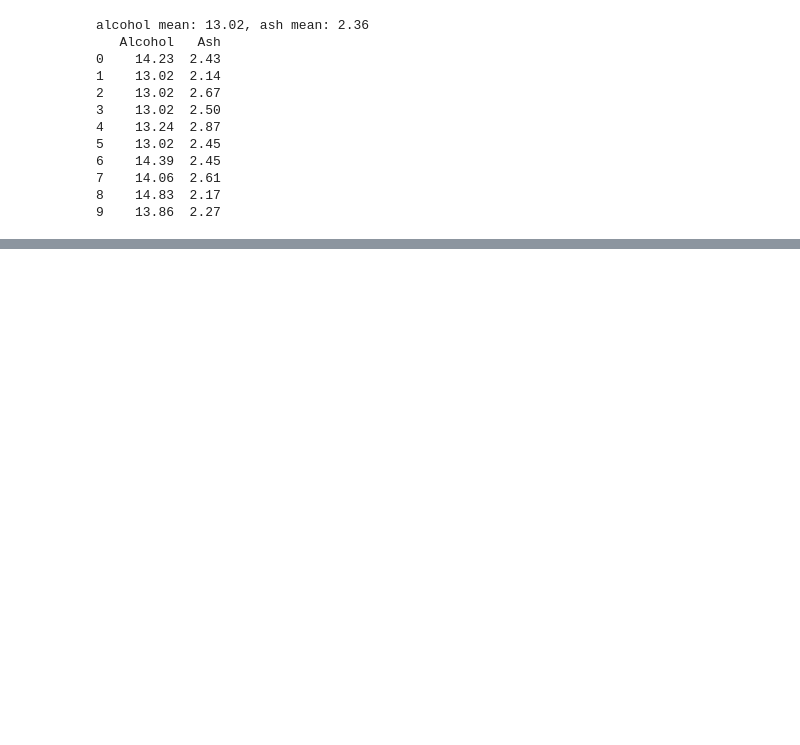
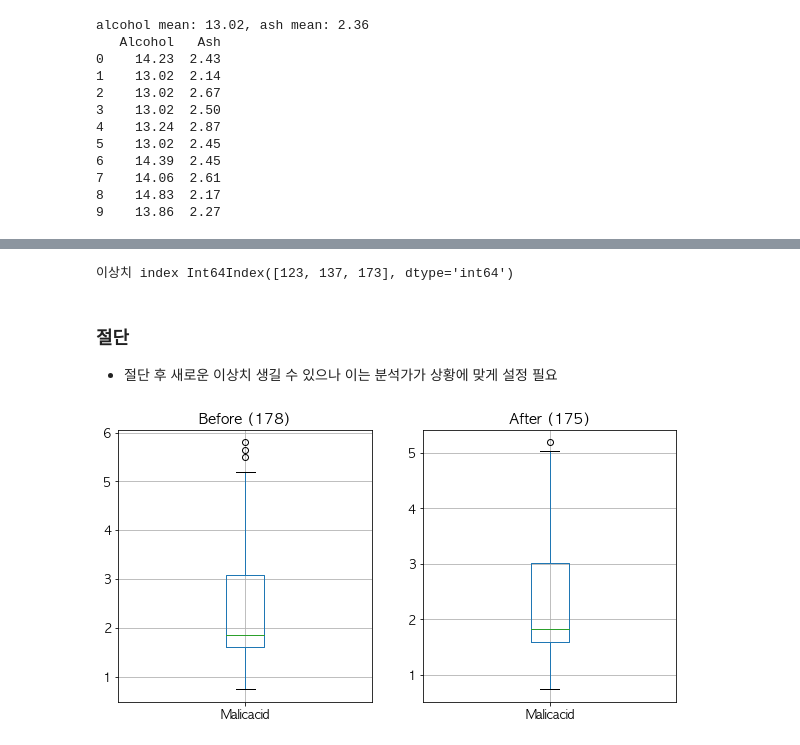
Before and after one commit to klee30810/ADP-study, a Jupyter notebook: stats/codebook/Chap 02. Preprocessing.ipynb, the cells around one changed output, grey strips where cells are left out. Saved outputs shown, nothing was run; the diff lists cells and outputs as text; code cells hidden in the pictures; blank space fills up the shorter version.

```diff
--- a/stats/codebook/Chap 02. Preprocessing.ipynb
+++ b/stats/codebook/Chap 02. Preprocessing.ipynb
@@ -135,0 +255,29 @@ alcohol mean: 13.02, ash mean: 2.36
+# %%
+wine = pd.read_csv("https://raw.githubusercontent.com/algoboni/pythoncodebook1-1/main/2-1_wine.csv",
+                  index_col=0).filter(['Alcohol', 'Malicacid', 'Ash', 'Magnesium', 'Hue'])
+
+IQR = wine['Malicacid'].quantile(0.75) - wine['Malicacid'].quantile(0.25)
+top = wine['Malicacid'].quantile(0.75) + IQR * 1.5
+down = wine['Malicacid'].quantile(0.25) - IQR * 1.5
+
+out_id = wine.loc[(wine['Malicacid']>=top) | (wine['Malicacid']<=down)].index
+print("이상치 index", out_id)
+# %% [output]
+이상치 index Int64Index([123, 137, 173], dtype='int64')
+# %% [markdown]
+### 절단
+- 절단 후 새로운 이상치 생길 수 있으나 이는 분석가가 상황에 맞게 설정 필요
+# %%
+prep_df = wine[['Malicacid']].drop(out_id, axis=0)
+
+plt.rcParams['figure.figsize'] = (10,5)
+plt.rcParams['font.size'] = 12
+plt.rcParams['axes.unicode_minus'] = False
+
+fig, axes = plt.subplots(1,2)
+for data, ax, title in zip([wine[['Malicacid']], prep_df], axes, ['Before', 'After']):
+    data.boxplot(ax=ax)
+    ax.set_title("{} ({})".format(title, len(data)))
+plt.show()
+# %% [output]
+[figure, added]
```
Also changed, not shown: parts of 17 cells of this notebook, 1 other file.
